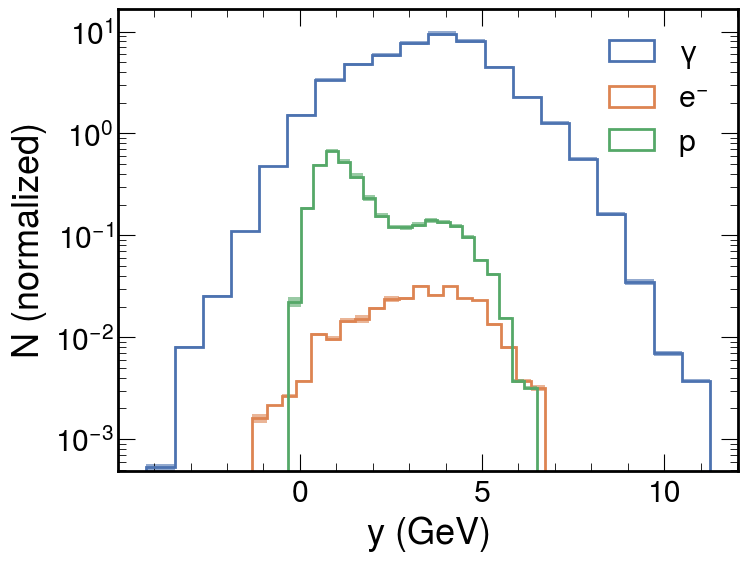
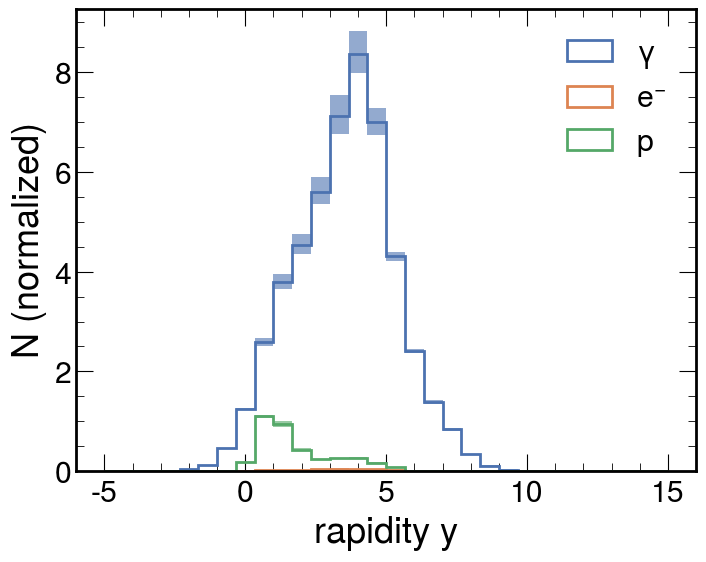
The notebook cell's code change between the first figure and the second:
--- before
+++ after
@@ -3,3 +3,4 @@
                                             r"$p$": get_particle_df(2212)},
                              observable="y")
+plt.xlabel(r"rapidity $y$", loc="center")
 plt.show()

Commit: updated plots